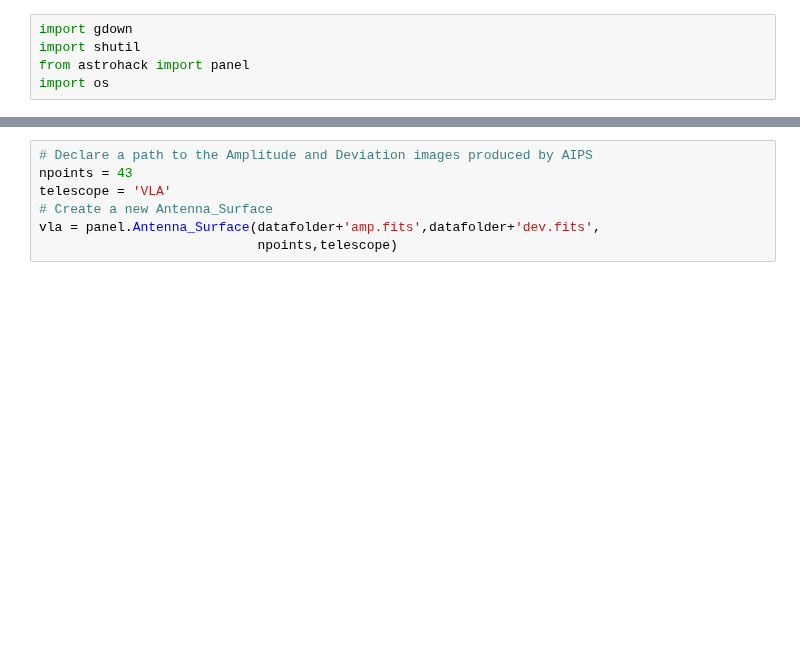
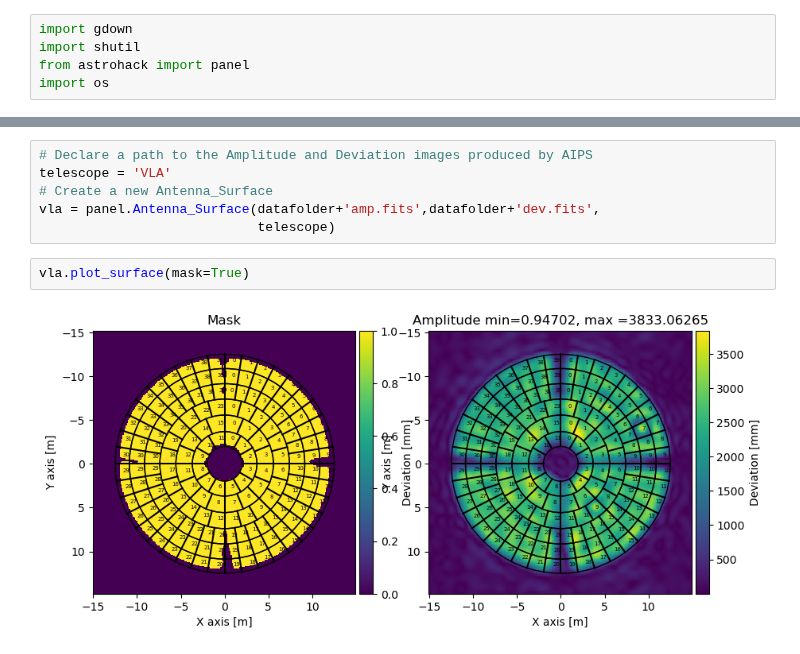
Before and after one commit to casangi/astrohack, a Jupyter notebook: examples/Panel.ipynb, the cells around one changed output, grey strips where cells are left out. Saved outputs shown, nothing was run; the diff lists cells and outputs as text; blank space fills up the shorter version.

```diff
--- a/examples/Panel.ipynb
+++ b/examples/Panel.ipynb
@@ -15,10 +15,13 @@ shutil.unpack_archive(filename=panelzip, extract_dir=datafolder)
 # %%
 # Declare a path to the Amplitude and Deviation images produced by AIPS
-npoints = 43
 telescope = 'VLA'
 # Create a new Antenna_Surface
 vla = panel.Antenna_Surface(datafolder+'amp.fits',datafolder+'dev.fits',
-                            npoints,telescope)
+                            telescope)
+# %%
+vla.plot_surface(mask=True)
+# %% [output]
+[figure, added]
 # %%
 %%time
 # Compile the list of points inside each panel, this is the longest step
```
Also changed, not shown: parts of 8 cells of this notebook.
